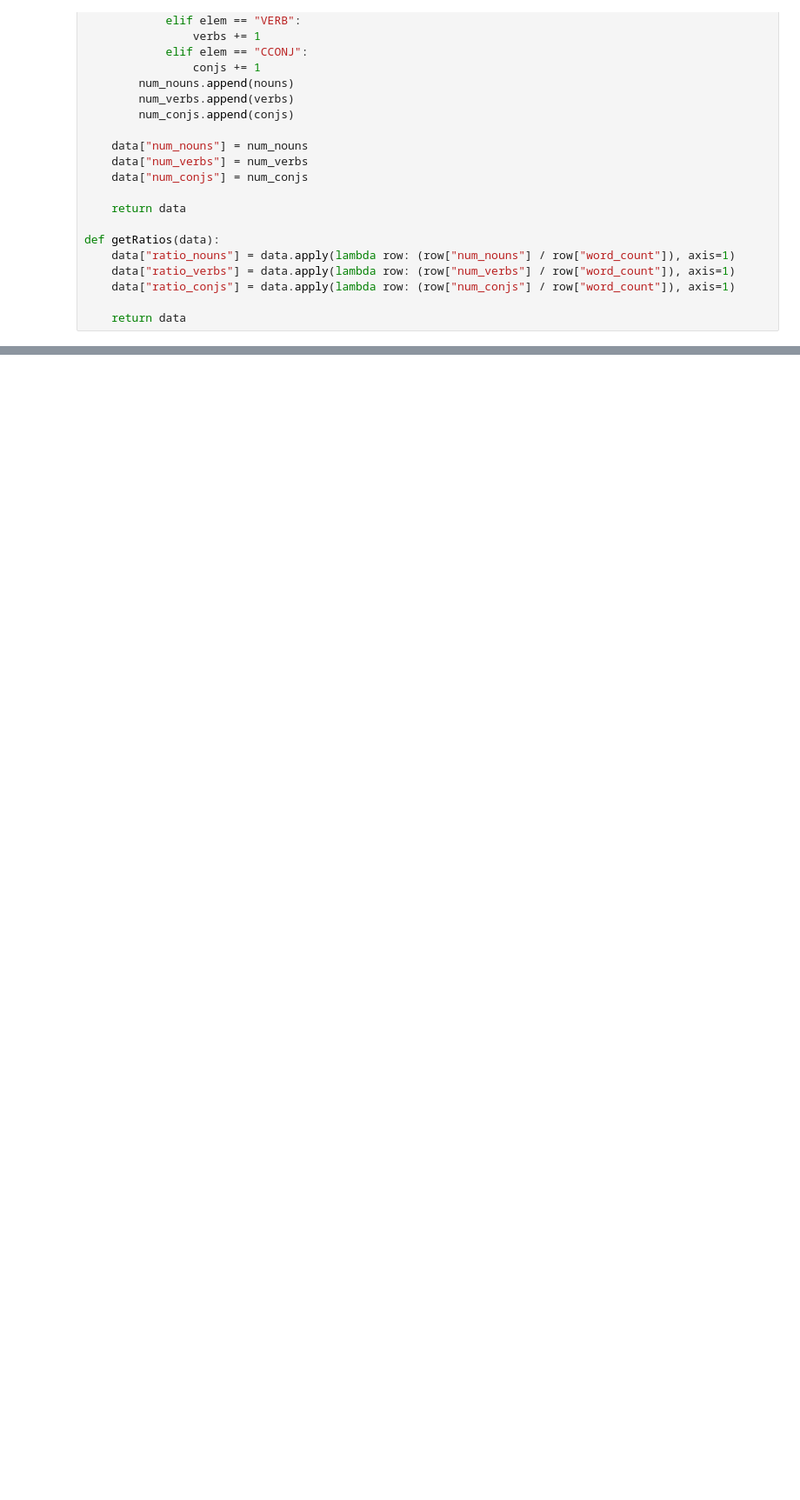
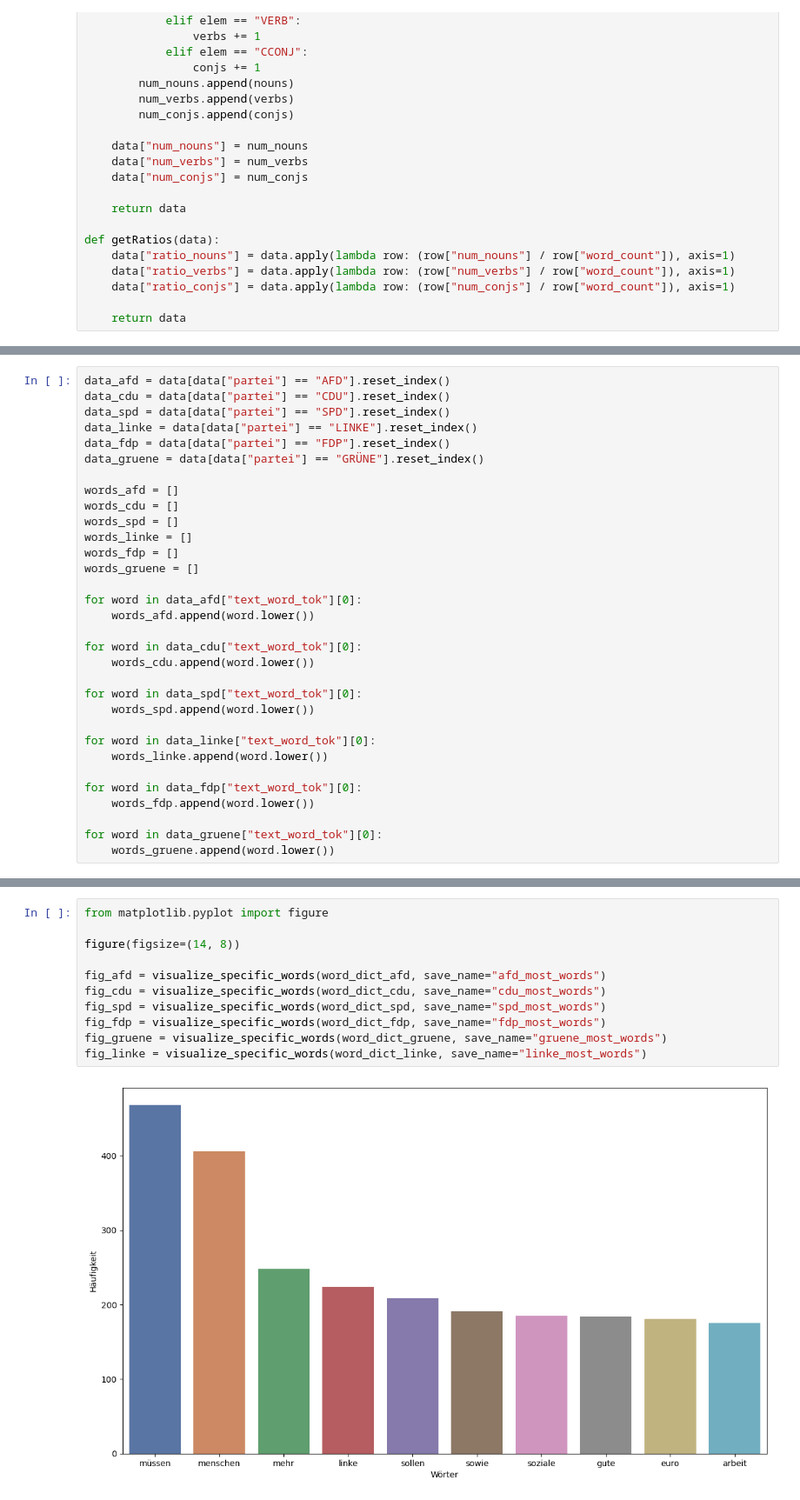
Before and after one commit to NICFRU/NLP, a Jupyter notebook: nlp_pipeline.ipynb, the cells around one changed output, grey strips where cells are left out. Shown: that part at 87% size. Saved outputs shown, nothing was run; the diff lists cells and outputs as text; blank space fills up the shorter version.

```diff
--- a/nlp_pipeline.ipynb
+++ b/nlp_pipeline.ipynb
@@ -225,0 +268,32 @@ data = getRatios(data)
+# %%
+data_afd = data[data["partei"] == "AFD"].reset_index()
+data_cdu = data[data["partei"] == "CDU"].reset_index()
+data_spd = data[data["partei"] == "SPD"].reset_index()
+data_linke = data[data["partei"] == "LINKE"].reset_index()
+data_fdp = data[data["partei"] == "FDP"].reset_index()
+data_gruene = data[data["partei"] == "GRÜNE"].reset_index()
+
+words_afd = []
+words_cdu = []
+words_spd = []
+words_linke = []
+words_fdp = []
+words_gruene = []
+
+for word in data_afd["text_word_tok"][0]:
+    words_afd.append(word.lower())
+
+for word in data_cdu["text_word_tok"][0]:
+    words_cdu.append(word.lower())
+
+for word in data_spd["text_word_tok"][0]:
+    words_spd.append(word.lower())
+
+for word in data_linke["text_word_tok"][0]:
+    words_linke.append(word.lower())
+
+for word in data_fdp["text_word_tok"][0]:
+    words_fdp.append(word.lower())
+
+for word in data_gruene["text_word_tok"][0]:
+    words_gruene.append(word.lower())
@@ -225,0 +352,13 @@ data = getRatios(data)
+# %%
+from matplotlib.pyplot import figure
+
+figure(figsize=(14, 8))
+
+fig_afd = visualize_specific_words(word_dict_afd, save_name="afd_most_words")
+fig_cdu = visualize_specific_words(word_dict_cdu, save_name="cdu_most_words")
+fig_spd = visualize_specific_words(word_dict_spd, save_name="spd_most_words")
+fig_fdp = visualize_specific_words(word_dict_fdp, save_name="fdp_most_words")
+fig_gruene = visualize_specific_words(word_dict_gruene, save_name="gruene_most_words")
+fig_linke = visualize_specific_words(word_dict_linke, save_name="linke_most_words")
+# %% [output]
+[figure, added]
```
Also changed, not shown: parts of 14 cells of this notebook, 6 other files.
